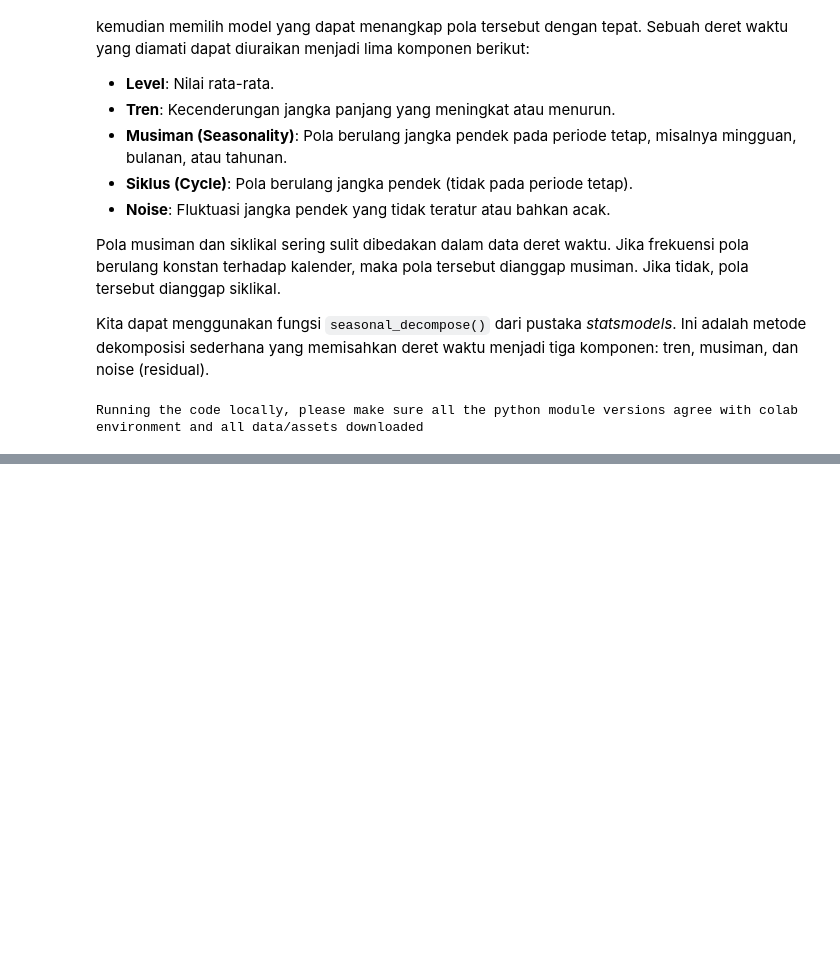
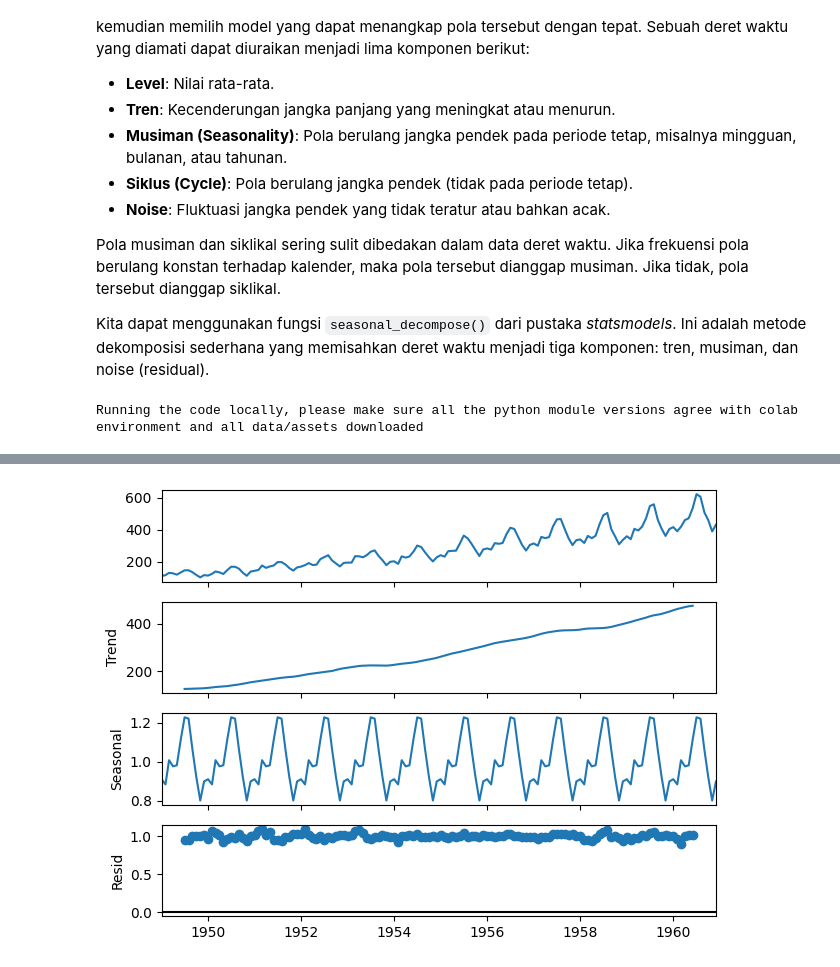
Before and after one commit to taudataanalytics/Pedas-2025, a Jupyter notebook: PeDaS-2025-Day-01.ipynb, the cells around one changed output, grey strips where cells are left out. Cells and saved outputs as stored; diff of their text form; code cells hidden in the pictures; blank space fills up the shorter version.

```diff
--- a/PeDaS-2025-Day-01.ipynb
+++ b/PeDaS-2025-Day-01.ipynb
@@ -82,0 +174,6 @@ Running the code locally, please make sure all the python module versions agree
+# %%
+decomposition = sm.tsa.seasonal_decompose(y, model='multiplicative')
+fig = decomposition.plot()
+plt.show()
+# %% [output]
+[figure, added]
```
Also changed, not shown: parts of 23 cells of this notebook, 6 other files.
